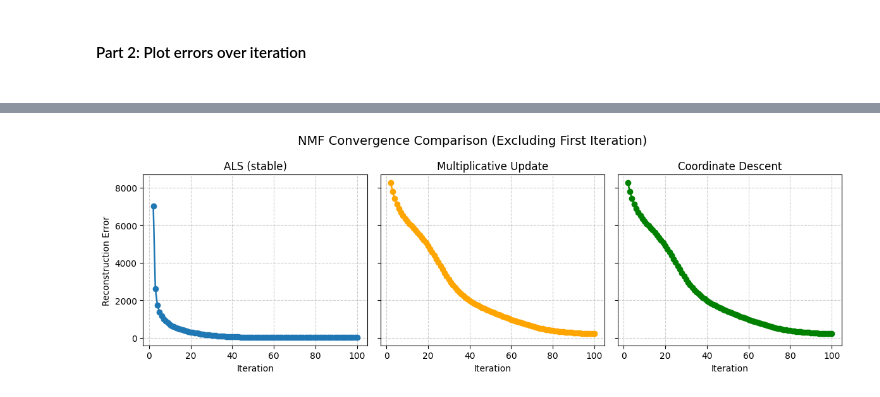
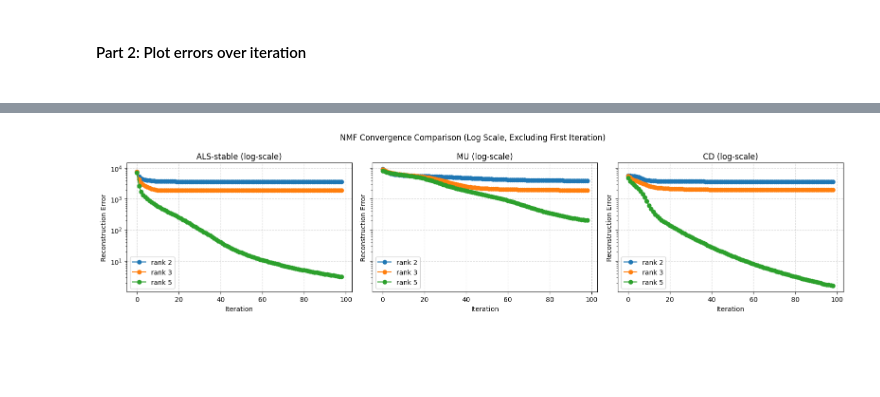
Before and after one commit to d-koding/nmf-algs, a Jupyter notebook: algorithms/ALS.ipynb, the cells around one changed output, grey strips where cells are left out. Drawn from its saved outputs; the diff is of its cells as text; code cells hidden in the pictures; blank space fills up the shorter version.

Commit message:
added rank 2 and 3

```diff
--- a/algorithms/ALS.ipynb
+++ b/algorithms/ALS.ipynb
@@ -192,4 +197,13 @@ def plot_error(errors, label=None):
         plt.legend()
 
     plt.show()
+# %%
+# run with rank 2
+errs_als_2, errs_mu_2, errs_cd_2 = run_algs(seed_nmf = seed, iters=100, rank=2)
+
+# run with rank 3
+errs_als_3, errs_mu_3, errs_cd_3 = run_algs(seed_nmf = seed, iters=100, rank=3)
+
+# run with rank 5
+errs_als_5, errs_mu_5, errs_cd_5 = run_algs(seed_nmf = seed, iters=100, rank=5)
 # %%
@@ -245,33 +291,42 @@ plt.show()
 # %%
-fig, axes = plt.subplots(1, 3, figsize=(12, 4), sharey=True)
+fig, axes = plt.subplots(1, 3, figsize=(16, 4), sharey=True)
 
-iters_als = range(2, len(errs_als) + 1)
-iters_mu  = range(2, len(errs_mu) + 1)
-iters_cd = range(2, len(errs_cd) + 1)
+def no_first_iteration(errs_als, errs_mu, errs_cd, axes, rank):
 
-# ALS stable
-axes[0].plot(iters_als, errs_als[1:], marker='o', linewidth=1.8, label="ALS-stable")
-axes[0].set_title("ALS (stable)")
-axes[0].set_xlabel("Iteration")
-axes[0].set_ylabel("Reconstruction Error")
-axes[0].grid(True, linestyle='--', alpha=0.6)
+    axes[0].plot(errs_als[1:], marker='o', label=f"rank {rank}")
+    axes[0].set_yscale('log')
+    axes[0].set_title("ALS-stable (log-scale)")
+    axes[0].set_xlabel("Iteration")
+    axes[0].set_ylabel("Reconstruction Error")
+    axes[0].grid(True, linestyle='--', alpha=0.6)
+    axes[0].legend()
 
-# MU
-axes[1].plot(iters_mu, errs_mu[1:], marker='o', linewidth=1.8, color='orange', label="MU")
-axes[1].set_title("Multiplicative Update")
-axes[1].set_xlabel("Iteration")
-axes[1].grid(True, linestyle='--', alpha=0.6)
+    axes[1].plot(errs_mu[1:], marker='o', label=f"rank {rank}")
+    axes[1].set_yscale('log')
+    axes[1].set_title("MU (log-scale)")
+    axes[1].set_xlabel("Iteration")
+    axes[1].set_ylabel("Reconstruction Error")
+    axes[1].grid(True, linestyle='--', alpha=0.6)
+    axes[1].legend()
 
-# CD
-axes[2].plot(iters_cd, errs_mu[1:], marker='o', linewidth=1.8, color='green', label="CD")
-axes[2].set_title("Coordinate Descent")
-axes[2].set_xlabel("Iteration")
-axes[2].grid(True, linestyle='--', alpha=0.6)
+    axes[2].plot(errs_cd[1:], marker='o', label=f"rank {rank}")
+    axes[2].set_yscale('log')
+    axes[2].set_title("CD (log-scale)")
+    axes[2].set_xlabel("Iteration")
+    axes[2].set_ylabel("Reconstruction Error")
+    axes[2].grid(True, linestyle='--', alpha=0.6)
+    axes[2].legend()
 
+# plot with rank 2
+no_first_iteration(errs_als_2, errs_mu_2, errs_cd_2, rank=2, axes=axes)
+# plot with rank 3
+no_first_iteration(errs_als_3, errs_mu_3, errs_cd_3, rank=3, axes=axes)
+# plot with rank 5
+no_first_iteration(errs_als_5, errs_mu_5, errs_cd_5, rank=5, axes=axes)
 
-
-plt.suptitle("NMF Convergence Comparison (Excluding First Iteration)", fontsize=14)
+plt.suptitle(f"NMF Convergence Comparison (Log Scale, Excluding First Iteration)")
 plt.tight_layout()
+plt.legend()
 plt.show()
 # %% [output]
-[figure, old version]
+[figure, new version]
```
Also changed, not shown: parts of 8 cells of this notebook.
